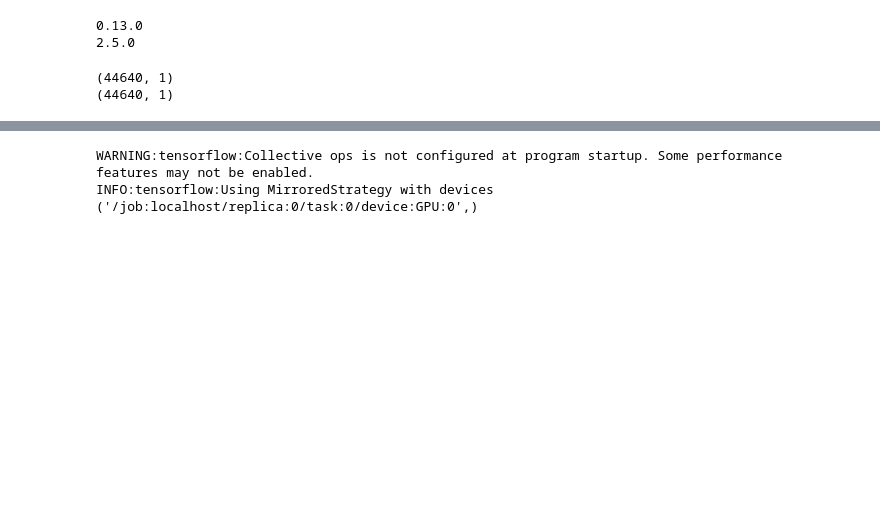
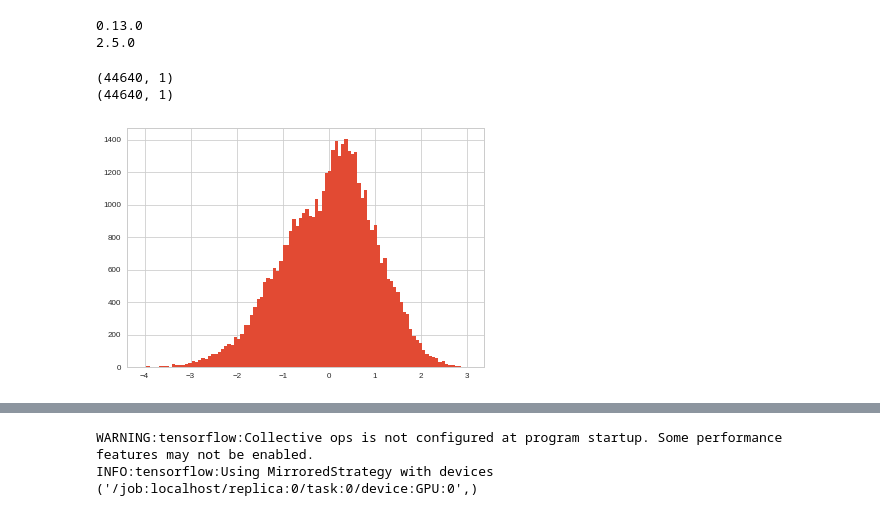
Before and after one commit to ctorney/vi-nsgp, a Jupyter notebook: power-inference/power-vi.ipynb, the cells around one changed output, grey strips where cells are left out. Saved outputs shown, nothing was run; the diff lists cells and outputs as text; code cells hidden in the pictures; blank space fills up the shorter version.

```diff
--- a/power-inference/power-vi.ipynb
+++ b/power-inference/power-vi.ipynb
@@ -57,6 +55,11 @@ print(X.shape)
 # %% [output]
 (44640, 1)
 (44640, 1)
+# %%
+plt.hist(X,bins=100)
+plt.show()
+# %% [output]
+[figure, added]
 # %%
 #df['Date']
 #?pd.DatetimeIndex
```
Also changed, not shown: parts of 13 cells of this notebook.
